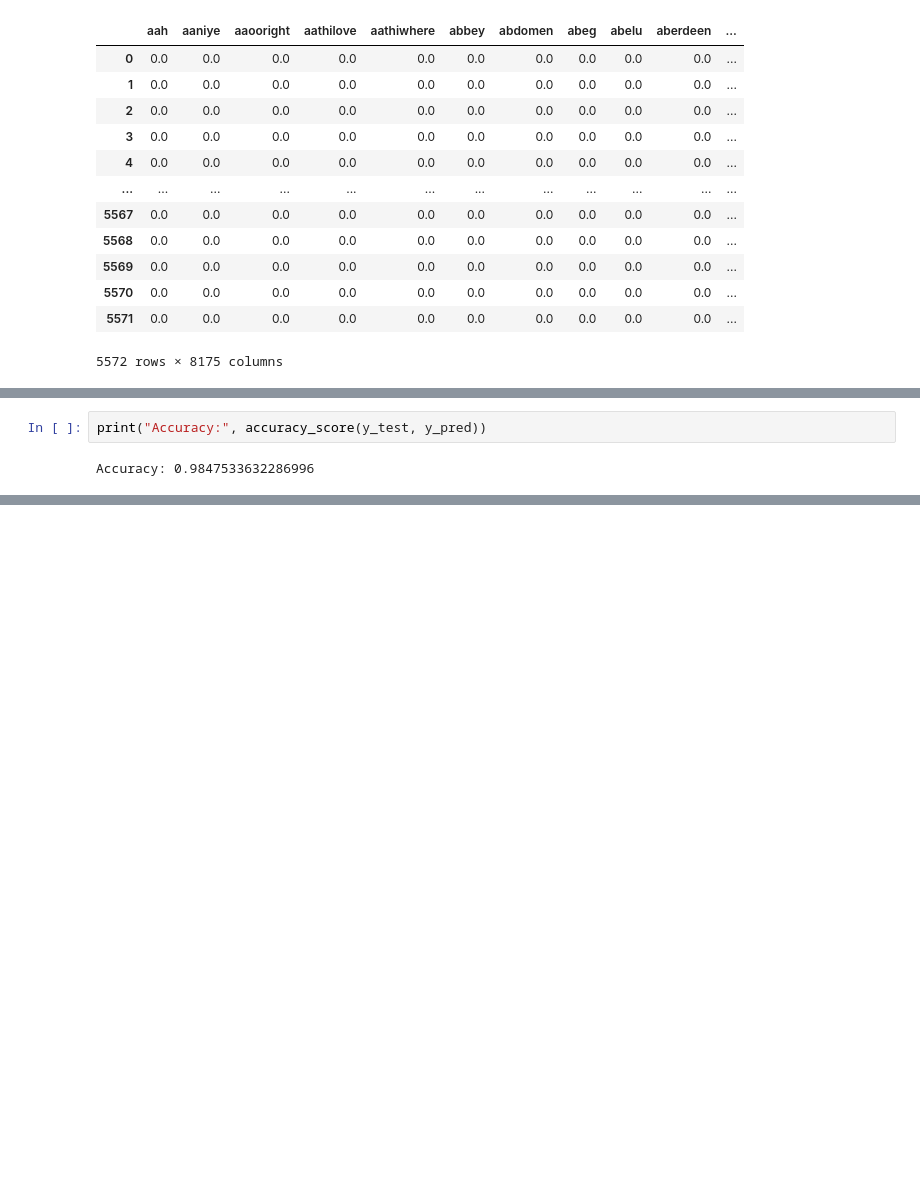
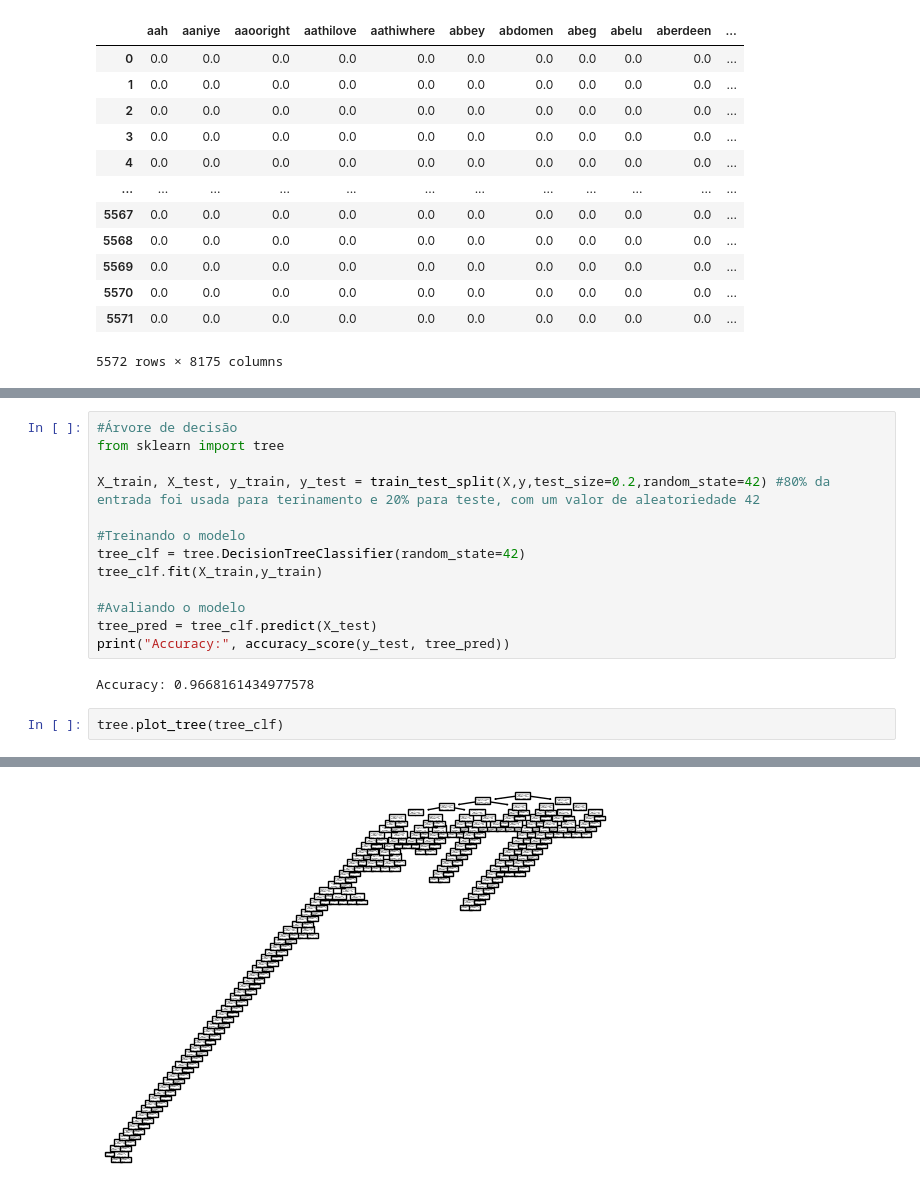
Before and after one commit to MateusoBrito/Lab-Pi, a Jupyter notebook: Email.ipynb, the cells around one changed output, grey strips where cells are left out. Cells and saved outputs as stored; diff of their text form; blank space fills up the shorter version.

Commit message:
Árvore de decisão

```diff
--- a/Email.ipynb
+++ b/Email.ipynb
@@ -280,4 +277,18 @@ y_pred = svm_model.predict(X_test) #Aplicando o modelo no resto das entradas com
 # %%
-print("Accuracy:", accuracy_score(y_test, y_pred))
+#Árvore de decisão
+from sklearn import tree
+
+X_train, X_test, y_train, y_test = train_test_split(X,y,test_size=0.2,random_state=42) #80% da entrada foi usada para terinamento e 20% para teste, com um valor de aleatoriedade 42
+
+#Treinando o modelo
+tree_clf = tree.DecisionTreeClassifier(random_state=42)
+tree_clf.fit(X_train,y_train)
+
+#Avaliando o modelo
+tree_pred = tree_clf.predict(X_test)
+print("Accuracy:", accuracy_score(y_test, tree_pred))
 # %% [output]
-Accuracy: 0.9847533632286996
+Accuracy: 0.9668161434977578
+# %%
+tree.plot_tree(tree_clf)
+# %% [output]
@@ -283,0 +312 @@ Accuracy: 0.9847533632286996
+[figure, added]
```
Also changed, not shown: parts of 4 cells of this notebook.
